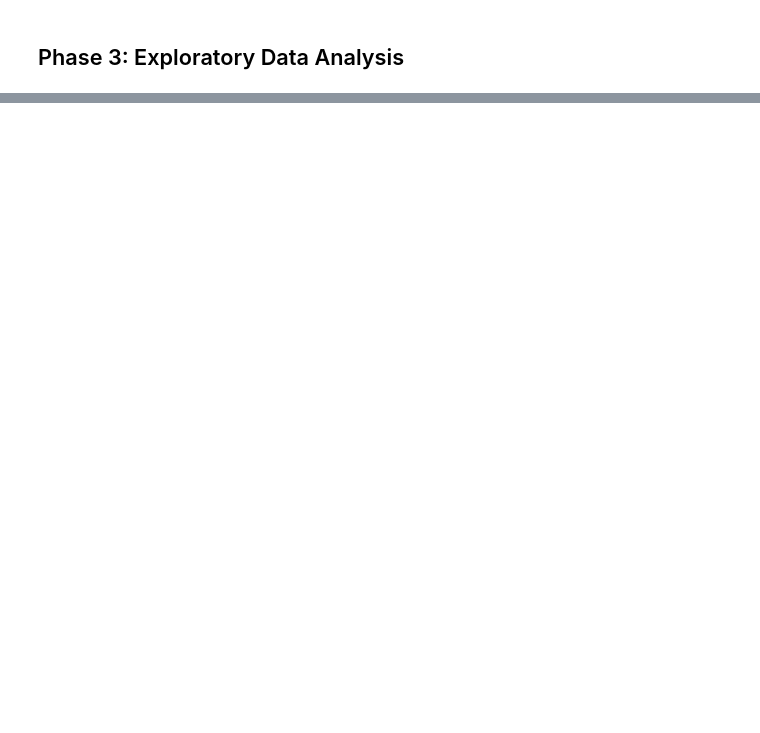
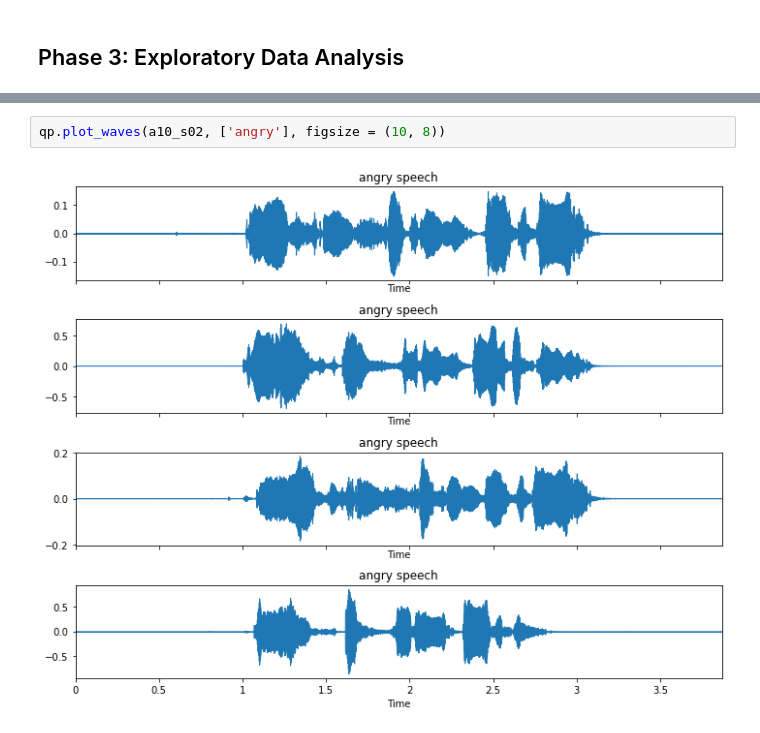
Before and after one commit to kduane/speech_emotion_recognition, a Jupyter notebook: single_actor_eda.ipynb, the cells around one changed output, grey strips where cells are left out. Drawn from its saved outputs; the diff is of its cells as text; blank space fills up the shorter version.

```diff
--- a/single_actor_eda.ipynb
+++ b/single_actor_eda.ipynb
@@ -161,0 +132,4 @@ plot_waves(a10_s02, 'fearful', (10, 8))
+# %%
+qp.plot_waves(a10_s02, ['angry'], figsize = (10, 8))
+# %% [output]
+[figure, added]
```
Also changed, not shown: parts of 49 cells of this notebook, 4 other files.
